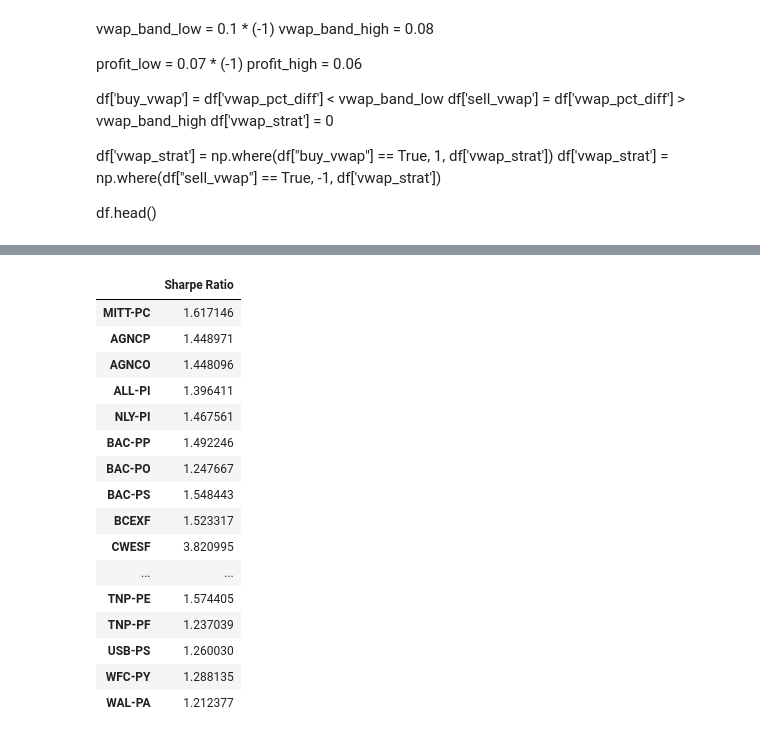
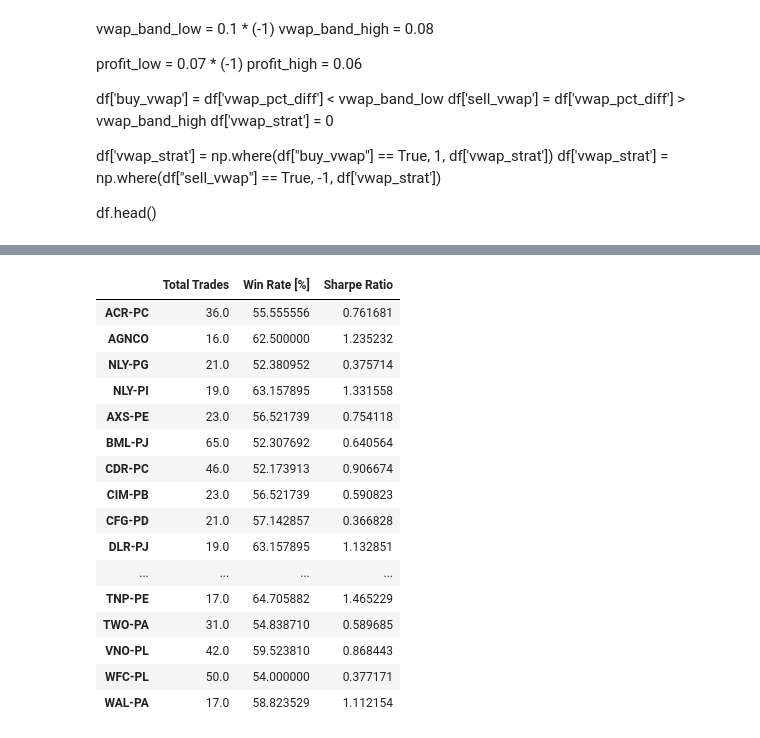
Before and after one commit to jessie-blue/ATS_Development, a Jupyter notebook: Strat_4/vwap.ipynb, the cells around one changed output, grey strips where cells are left out. Cells and saved outputs as stored; diff of their text form; code cells hidden in the pictures.

```diff
--- a/Strat_4/vwap.ipynb
+++ b/Strat_4/vwap.ipynb
@@ -34,31 +33,0 @@ df.head()
-# %%
-ticker = "JPM"
-df = prf.downlaod_symbol_data(ticker, period = "240mo")
-
-#df = ROC(df)
-
-df = EMA(df)
-
-df = momentum_oscillators(df) ## no vwap
-
-df = volatility(df)
-
-df = reversal_patterns(df)
-
-df = continuation_patterns(df)
-
-df = magic_doji(df)
-
-df['vwap'] = ta.volume.volume_weighted_average_price(df['High'],
-                                                     df['Low'],
-                                                     df['Close'],
-                                                     df['Volume'])
-
-
-
-df['vwap_diff'] = df['Close'] - df['vwap'] # if -ve then VWAP > Close ==> BUY P
-df['vwap_pct_diff'] =  (df['vwap_diff']) /  df['Close'].shift(-1)
-
-df = df.dropna()
-
-df.head()
@@ -333,27 +411,25 @@ df2
 # %%
-
-df2
-sr = df2.loc['Sharpe Ratio', :].to_frame()
-
-sr = sr.replace(np.inf, -999).astype(float)
-sr = sr[sr['Sharpe Ratio'] >= 1.2]
-
+df2 = pd.DataFrame(df1, columns = df1.keys())
+sr = df2.loc[['Total Trades','Win Rate [%]', 'Sharpe Ratio' ], :]
+sr = sr.replace(np.inf, np.nan).astype(float).transpose()
+sr = sr[sr['Total Trades'] > 15]
+sr = sr[sr['Win Rate [%]'] > 50]
 sr
 # %% [output]
-|  | Sharpe Ratio |
-| MITT-PC | 1.617146 |
-| AGNCP | 1.448971 |
-| AGNCO | 1.448096 |
-| ALL-PI | 1.396411 |
-| NLY-PI | 1.467561 |
-| BAC-PP | 1.492246 |
-| BAC-PO | 1.247667 |
-| BAC-PS | 1.548443 |
-| BCEXF | 1.523317 |
-| CWESF | 3.820995 |
-| ... | ... |
-| TNP-PE | 1.574405 |
-| TNP-PF | 1.237039 |
-| USB-PS | 1.260030 |
-| WFC-PY | 1.288135 |
-| WAL-PA | 1.212377 |
+|  | Total Trades | Win Rate [%] | Sharpe Ratio |
+| ACR-PC | 36.0 | 55.555556 | 0.761681 |
+| AGNCO | 16.0 | 62.500000 | 1.235232 |
+| NLY-PG | 21.0 | 52.380952 | 0.375714 |
+| NLY-PI | 19.0 | 63.157895 | 1.331558 |
+| AXS-PE | 23.0 | 56.521739 | 0.754118 |
+| BML-PJ | 65.0 | 52.307692 | 0.640564 |
+| CDR-PC | 46.0 | 52.173913 | 0.906674 |
+| CIM-PB | 23.0 | 56.521739 | 0.590823 |
+| CFG-PD | 21.0 | 57.142857 | 0.366828 |
+| DLR-PJ | 19.0 | 63.157895 | 1.132851 |
+| ... | ... | ... | ... |
+| TNP-PE | 17.0 | 64.705882 | 1.465229 |
+| TWO-PA | 31.0 | 54.838710 | 0.589685 |
+| VNO-PL | 42.0 | 59.523810 | 0.868443 |
+| WFC-PL | 50.0 | 54.000000 | 0.377171 |
+| WAL-PA | 17.0 | 58.823529 | 1.112154 |
```
Also changed, not shown: parts of 24 cells of this notebook, 1 other file.
